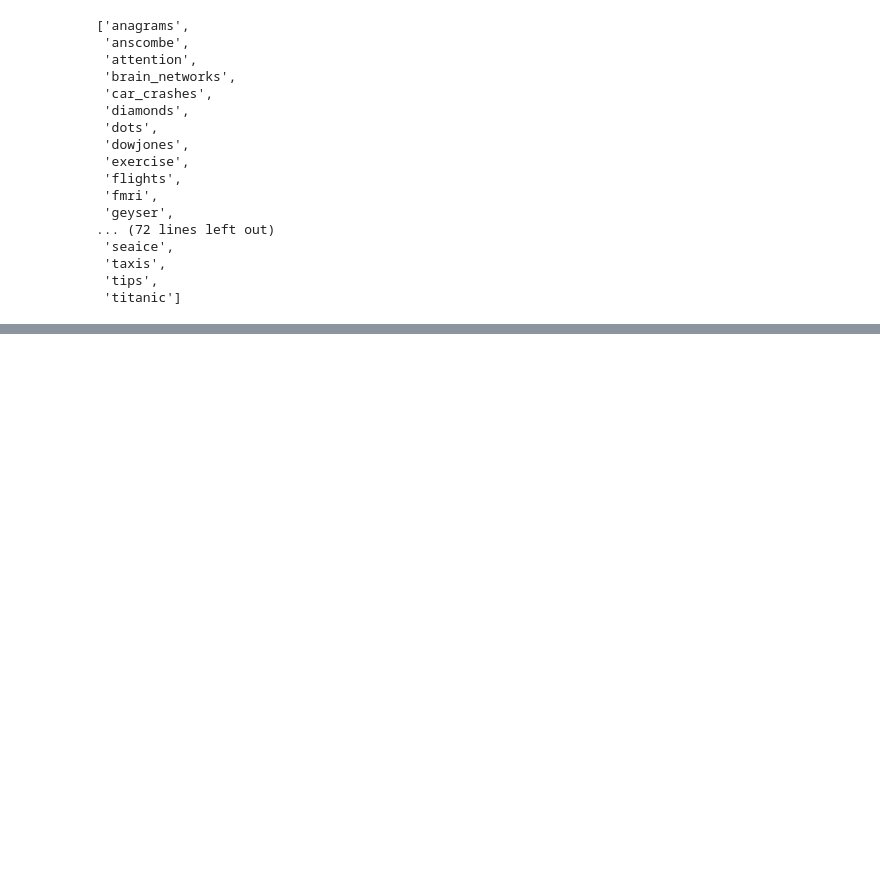
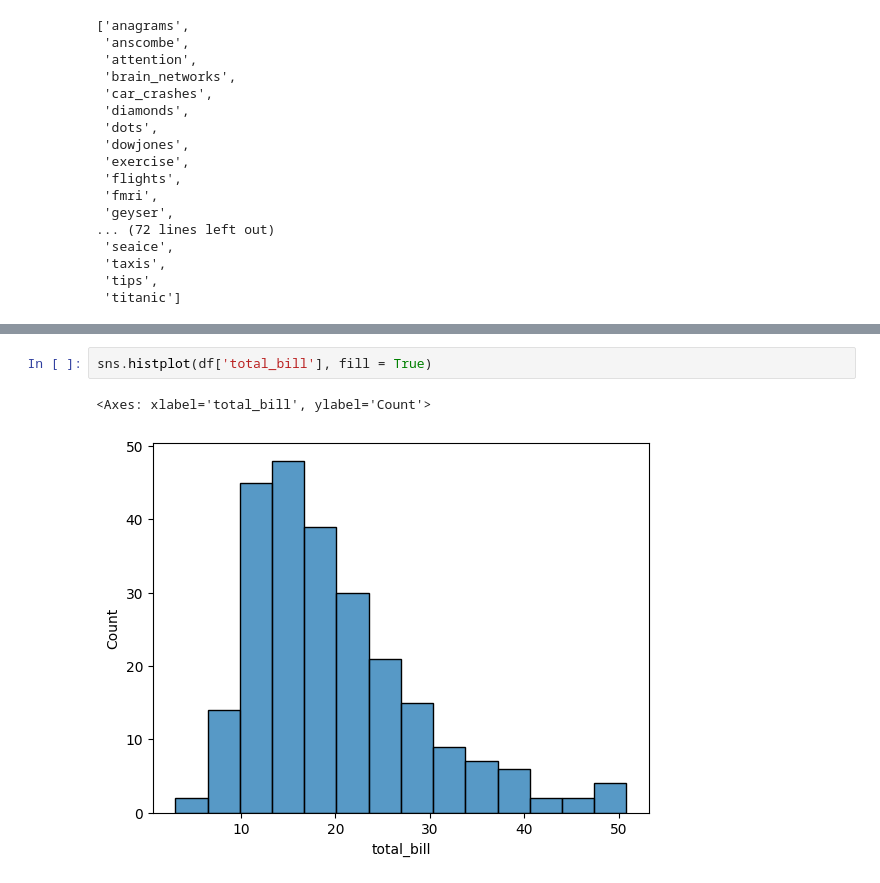
Before and after one commit to Omni-HuB/cv-project2024, a Jupyter notebook: statistics-with-python.ipynb, the cells around one changed output, grey strips where cells are left out. Saved outputs shown, nothing was run; the diff lists cells and outputs as text; blank space fills up the shorter version.

```diff
--- a/statistics-with-python.ipynb
+++ b/statistics-with-python.ipynb
@@ -52,0 +91,5 @@ sns.get_dataset_names()
+# %%
+sns.histplot(df['total_bill'], fill = True)
+# %% [output]
+<Axes: xlabel='total_bill', ylabel='Count'>
+[figure, added]
```
Also changed, not shown: parts of 35 cells of this notebook.
